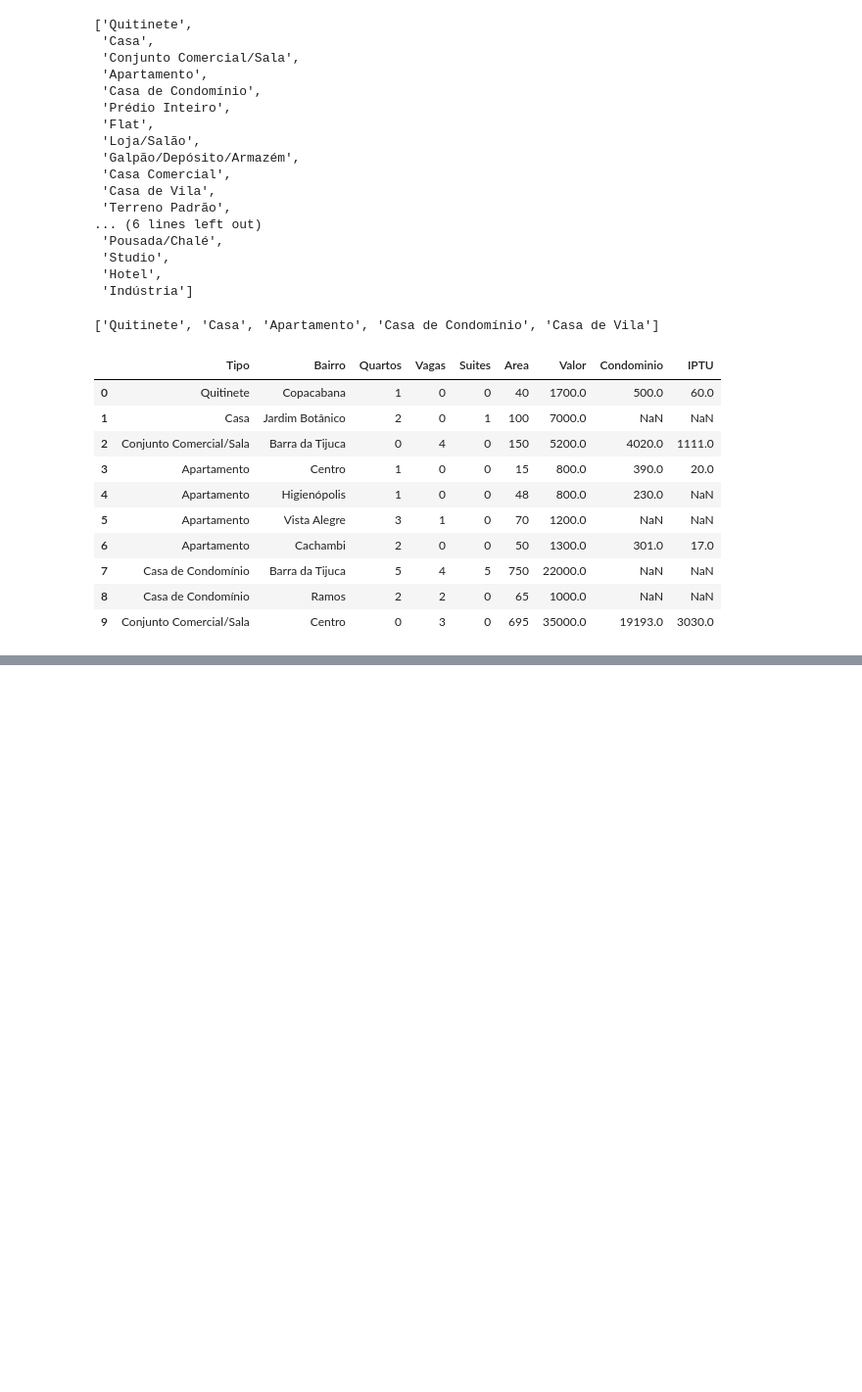
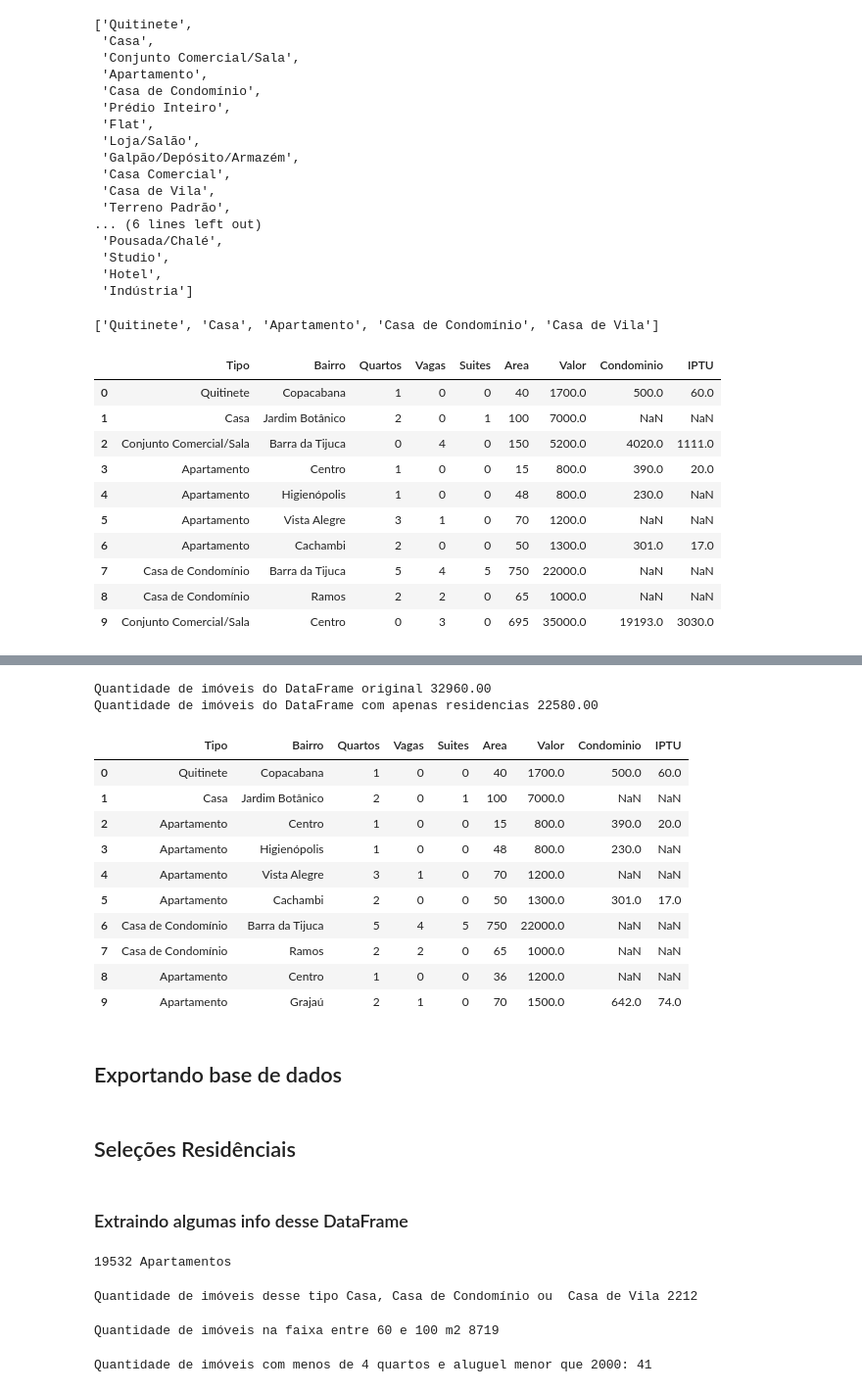
Before and after one commit to brenocg1/data-analysis, a Jupyter notebook: pandas/alugueis/alugueis.ipynb, the cells around one changed output, grey strips where cells are left out. Shown: that part at 98% size. Saved outputs shown, nothing was run; the diff lists cells and outputs as text; code cells hidden in the pictures; blank space fills up the shorter version.

```diff
--- a/pandas/alugueis/alugueis.ipynb
+++ b/pandas/alugueis/alugueis.ipynb
@@ -209,0 +242,24 @@ dados.head(10)
+# %%
+print("Quantidade de imóveis do DataFrame original %.2f" % dados.shape[0])
+print("Quantidade de imóveis do DataFrame com apenas residencias %.2f" % dados_residencial.shape[0])
+# %% [output]
+Quantidade de imóveis do DataFrame original 32960.00
+Quantidade de imóveis do DataFrame com apenas residencias 22580.00
+# %%
+# Recriando os indices do novo dataframe
+dados_residencial.index = range(dados_residencial.shape[0])
+dados_residencial.head(10)
+# %% [output]
+|  | Tipo | Bairro | Quartos | Vagas | Suites | Area | Valor | Condominio | IPTU |
+| 0 | Quitinete | Copacabana | 1 | 0 | 0 | 40 | 1700.0 | 500.0 | 60.0 |
+| 1 | Casa | Jardim Botânico | 2 | 0 | 1 | 100 | 7000.0 | NaN | NaN |
+| 2 | Apartamento | Centro | 1 | 0 | 0 | 15 | 800.0 | 390.0 | 20.0 |
+| 3 | Apartamento | Higienópolis | 1 | 0 | 0 | 48 | 800.0 | 230.0 | NaN |
+| 4 | Apartamento | Vista Alegre | 3 | 1 | 0 | 70 | 1200.0 | NaN | NaN |
+| 5 | Apartamento | Cachambi | 2 | 0 | 0 | 50 | 1300.0 | 301.0 | 17.0 |
+| 6 | Casa de Condomínio | Barra da Tijuca | 5 | 4 | 5 | 750 | 22000.0 | NaN | NaN |
+| 7 | Casa de Condomínio | Ramos | 2 | 2 | 0 | 65 | 1000.0 | NaN | NaN |
+| 8 | Apartamento | Centro | 1 | 0 | 0 | 36 | 1200.0 | NaN | NaN |
+| 9 | Apartamento | Grajaú | 2 | 1 | 0 | 70 | 1500.0 | 642.0 | 74.0 |
+# %% [markdown]
+## Exportando base de dados
@@ -209,0 +271,29 @@ dados.head(10)
+# %% [markdown]
+## Seleções Residênciais
+# %% [markdown]
+### Extraindo algumas info desse DataFrame
+# %%
+# Selecionar imóveis classificados como Apartamento
+selecao = dados_residencial['Tipo'] == "Apartamento"
+dados_aps = dados_residencial[selecao].shape[0]
+print("%d Apartamentos" % dados_aps)
+# %% [output]
+19532 Apartamentos
+# %%
+# Selecionar imóveis como tipo Casa, Casa de Condomínio e Casa de Vila
+selecao = (dados_residencial["Tipo"] == "Casa") | (dados_residencial["Tipo"] == "Casa de Condomínio") | (dados_residencial["Tipo"] == "Casa de Vila")
+print("Quantidade de imóveis desse tipo Casa, Casa de Condomínio ou  Casa de Vila %d" % dados_residencial[selecao].shape[0])
+# %% [output]
+Quantidade de imóveis desse tipo Casa, Casa de Condomínio ou  Casa de Vila 2212
+# %%
+# Selecionar imóveis entre 60 e 100 metros quadrados
+selecao = (dados_residencial['Area'] >= 60) & (dados_residencial['Area'] <= 100)
+print("Quantidade de imóveis na faixa entre 60 e 100 m2 %d" % dados_residencial[selecao].shape[0])
+# %% [output]
+Quantidade de imóveis na faixa entre 60 e 100 m2 8719
+# %%
+# Selecionar imóveis com pelo menos 4 quartos e aluguel menor que R$2000,00
+selecao = (dados_residencial["Quartos"] >= 4) & (dados_residencial["Valor"] < 2000)
+print("Quantidade de imóveis com menos de 4 quartos e aluguel menor que 2000: %d" % dados_residencial[selecao].shape[0])
+# %% [output]
+Quantidade de imóveis com menos de 4 quartos e aluguel menor que 2000: 41
```
Also changed, not shown: parts of 6 cells of this notebook, 1 other file.
